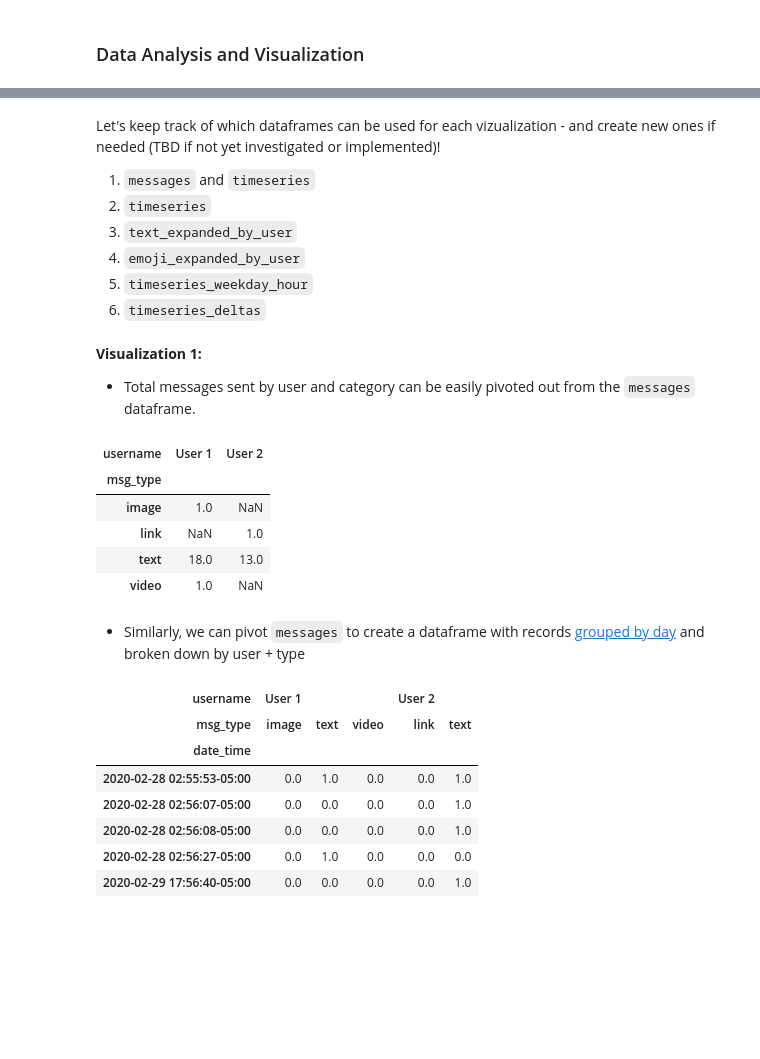
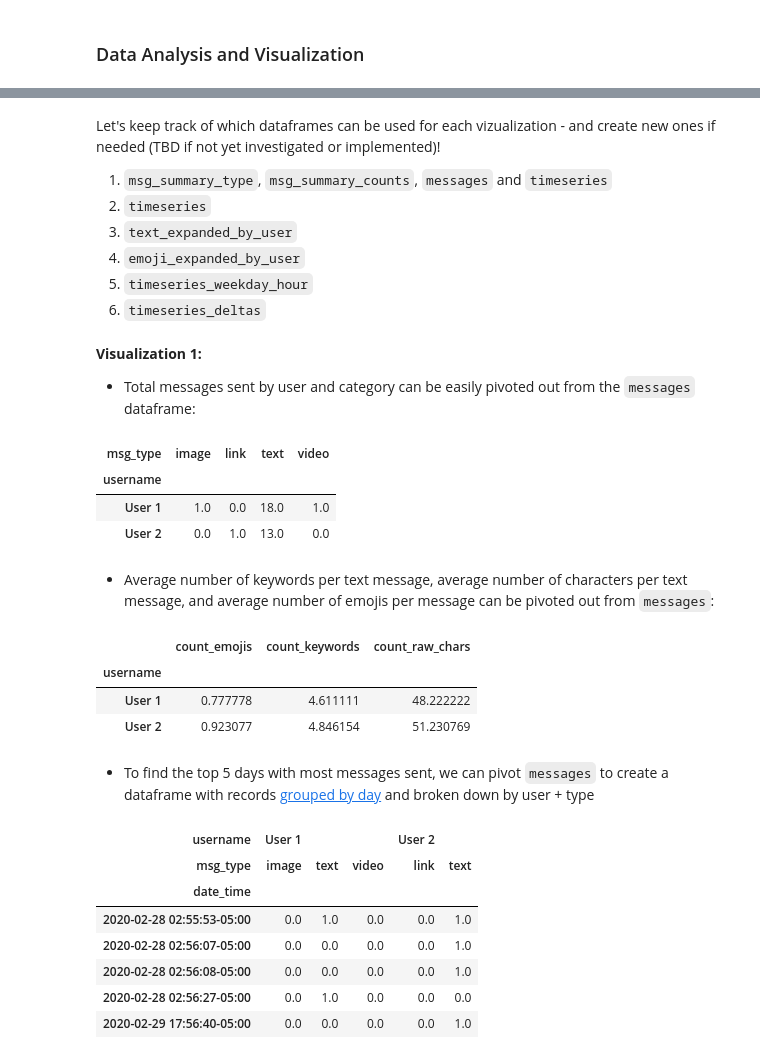
Before and after one commit to shenal-siri/WhatsApp-Chat-Viz, a Jupyter notebook: Chat-History-Prototyping.ipynb, the cells around one changed output, grey strips where cells are left out. Saved outputs shown, nothing was run; the diff lists cells and outputs as text; code cells hidden in the pictures; blank space fills up the shorter version.

```diff
--- a/Chat-History-Prototyping.ipynb
+++ b/Chat-History-Prototyping.ipynb
@@ -465,4 +468,6 @@ Now that we've reduced our text messages to their keywords, lets add a column co
 # %%
-messages['keyword_count'] = messages['text_processed'].apply(len)
+messages['count_keywords'] = messages['text_processed'].apply(len)
+messages['count_emojis'] = messages['emojis'].apply(len)
+messages['count_raw_chars'] = messages['text_raw'].apply(len)
 messages.head()
 # %% [output]
@@ -490,7 +498,7 @@ Now for the fun part! Let's make a list of potential data vizualizations, in the
 6. Longest consecutive days without messages sent by either person
 # %% [markdown]
 Let's keep track of which dataframes can be used for each vizualization - and create new ones if needed (TBD if not yet investigated or implemented)!
-1. `messages` and `timeseries`
+1. `msg_summary_type`, `msg_summary_counts`, `messages` and `timeseries`
 2. `timeseries`
 3. `text_expanded_by_user`
 4. `emoji_expanded_by_user`
@@ -498,18 +506,36 @@ Let's keep track of which dataframes can be used for each vizualization - and cr
 6. `timeseries_deltas`
 # %% [markdown]
 **Visualization 1:**
-- Total messages sent by user and category can be easily pivoted out from the `messages` dataframe.
+- Total messages sent by user and category can be easily pivoted out from the `messages` dataframe:
 # %%
-pd.pivot_table(messages, values='text_processed', index='msg_type', columns='username', aggfunc=len)
+msg_summary_type = pd.pivot_table(messages,
+                                  values='text_processed',
+                                  index='username',
+                                  columns='msg_type',
+                                  aggfunc=len).fillna(0)
+msg_summary_type
 # %% [output]
-| username | User 1 | User 2 |
-| msg_type |  |  |
-| image | 1.0 | NaN |
-| link | NaN | 1.0 |
-| text | 18.0 | 13.0 |
-| video | 1.0 | NaN |
+| msg_type | image | link | text | video |
+| username |  |  |  |  |
+| User 1 | 1.0 | 0.0 | 18.0 | 1.0 |
+| User 2 | 0.0 | 1.0 | 13.0 | 0.0 |
+# %% [markdown]
+- Average number of keywords per text message, average number of characters per text message, and average number of emojis per message can be pivoted out from `messages`:
+# %%
+msg_summary_counts = pd.pivot_table(messages[messages['msg_type']=='text'],
+                                    values=['count_keywords', 'count_emojis', 'count_raw_chars'],
+                                    index='username',
+                                    aggfunc=np.mean).fillna(0)
+
+msg_summary_counts
+#msg_summary_counts[msg_summary_counts['msg_type']=='text']
+# %% [output]
+|  | count_emojis | count_keywords | count_raw_chars |
+| username |  |  |  |
+| User 1 | 0.777778 | 4.611111 | 48.222222 |
+| User 2 | 0.923077 | 4.846154 | 51.230769 |
 # %% [markdown]
-- Similarly, we can pivot `messages` to create a dataframe with records [grouped by day](https://pandas.pydata.org/pandas-docs/stable/user_guide/timeseries.html#dateoffset-objects) and broken down by user + type
+- To find the top 5 days with most messages sent, we can pivot `messages` to create a dataframe with records [grouped by day](https://pandas.pydata.org/pandas-docs/stable/user_guide/timeseries.html#dateoffset-objects) and broken down by user + type
 # %%
 # Pivot
 timeseries_raw = pd.pivot_table(messages,
```
Also changed, not shown: parts of 22 cells of this notebook.
